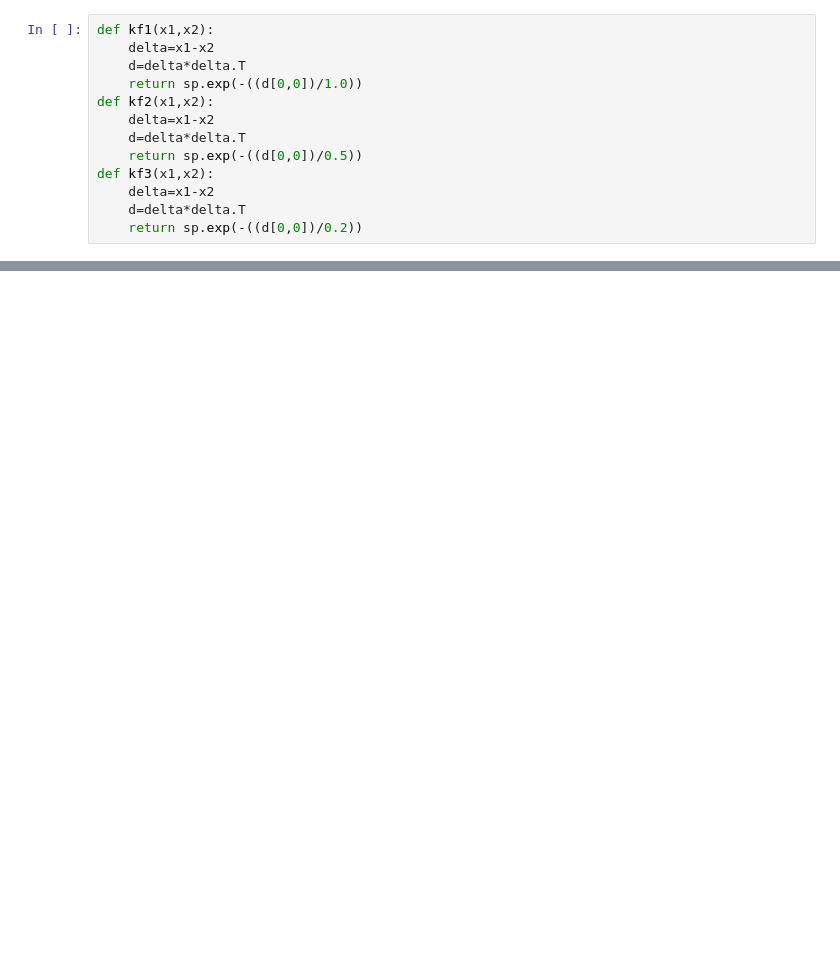
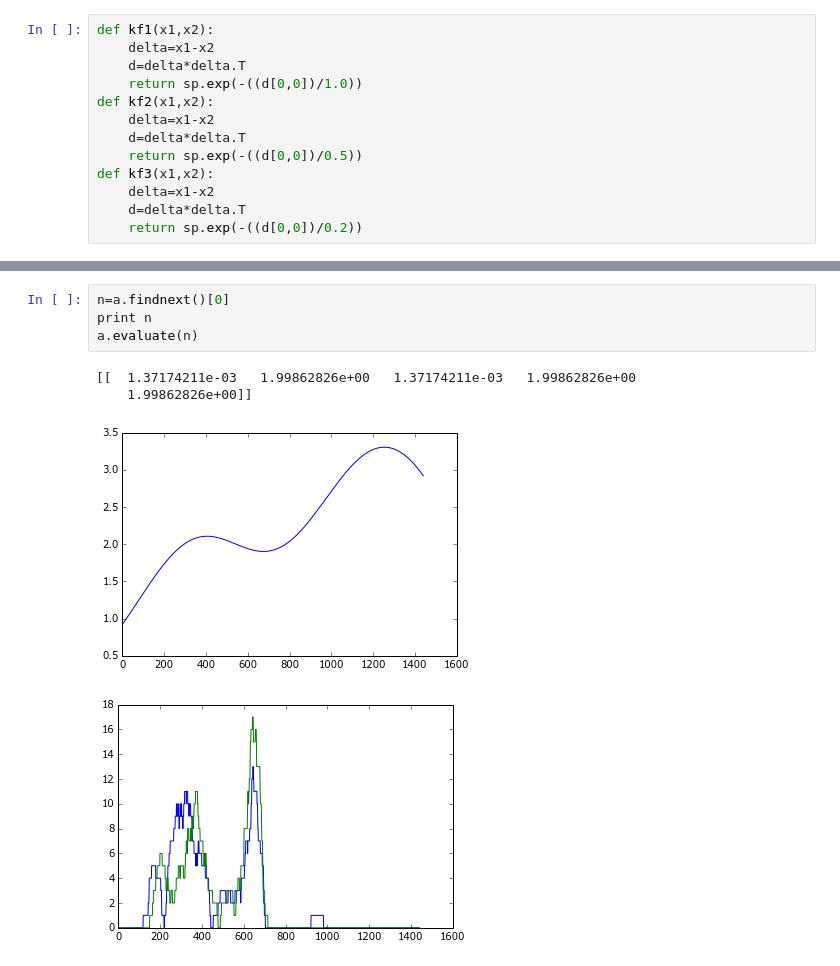
Before and after one commit to markm541374/tariffset, a Jupyter notebook: GPGO.ipynb, the cells around one changed output, grey strips where cells are left out. Cells and saved outputs as stored; diff of their text form; blank space fills up the shorter version.

```diff
--- a/GPGO.ipynb
+++ b/GPGO.ipynb
@@ -337,0 +405,9 @@ Found optimum: [[  1.99862826e+00   1.37174211e-03   1.99862826e+00   1.37174211
+# %%
+n=a.findnext()[0]
+print n
+a.evaluate(n)
+# %% [output]
+[[  1.37174211e-03   1.99862826e+00   1.37174211e-03   1.99862826e+00
+    1.99862826e+00]]
+[figure, added]
+[figure, added]
```
Also changed, not shown: parts of 11 cells of this notebook.
